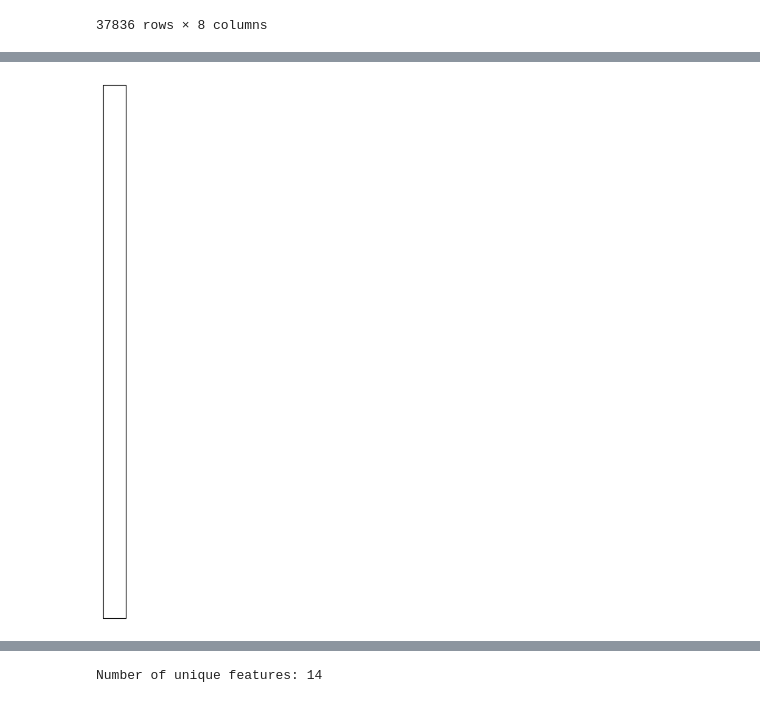
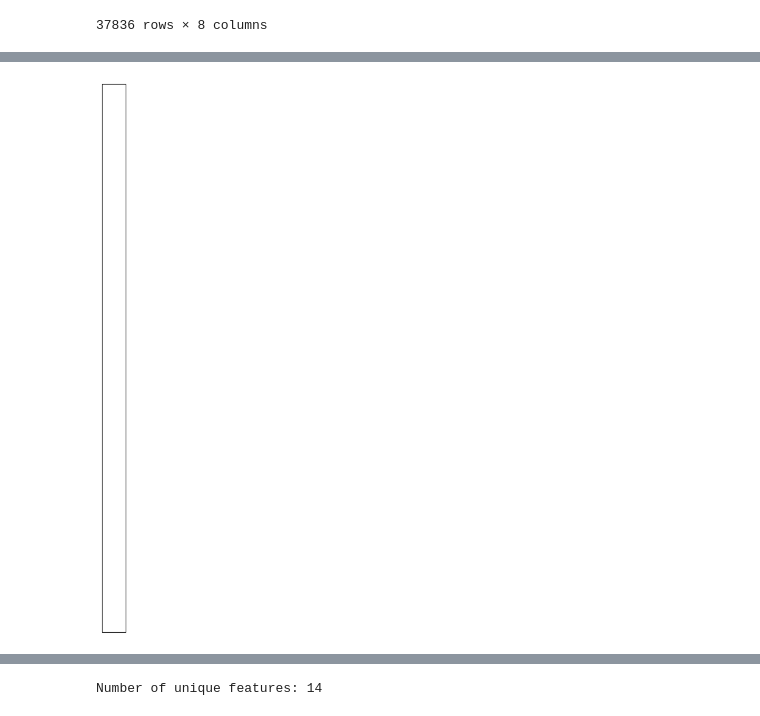
Before and after one commit to fd1807/EGM722_Project, a Jupyter notebook: Project_EGM722.ipynb, the cells around one changed output, grey strips where cells are left out. Cells and saved outputs as stored; diff of their text form; code cells hidden in the pictures.

```diff
--- a/Project_EGM722.ipynb
+++ b/Project_EGM722.ipynb
@@ -126,13 +126,13 @@ print(land_flooded)
 # %%
-myFig = plt.figure(figsize=(10, 10))  # create a figure of size 10x10 (representing the page size in inches)
+myFig = plt.figure(figsize=(12, 12))  # create a figure of size 10x10 (representing the page size in inches)
 
 myCRS = ccrs.UTM(29)  # create a Universal Transverse Mercator reference system to transform our data.
 # be sure to fill in XX above with the correct number for the UTM Zone that Northern Ireland is part of.
 
 ax = plt.axes(projection=myCRS)  # finally, create an axes object in the figure, using a UTM projection,
 # where we can actually plot our data.
 # %% [output]
-[figure, old version]
+[figure, new version]
 # %%
 # first, we just add the outline of Northern Ireland using cartopy's ShapelyFeature
 outline_feature = ShapelyFeature(outline['geometry'], myCRS, edgecolor='k', facecolor='w')
```
Also changed, not shown: parts of 22 cells of this notebook.
